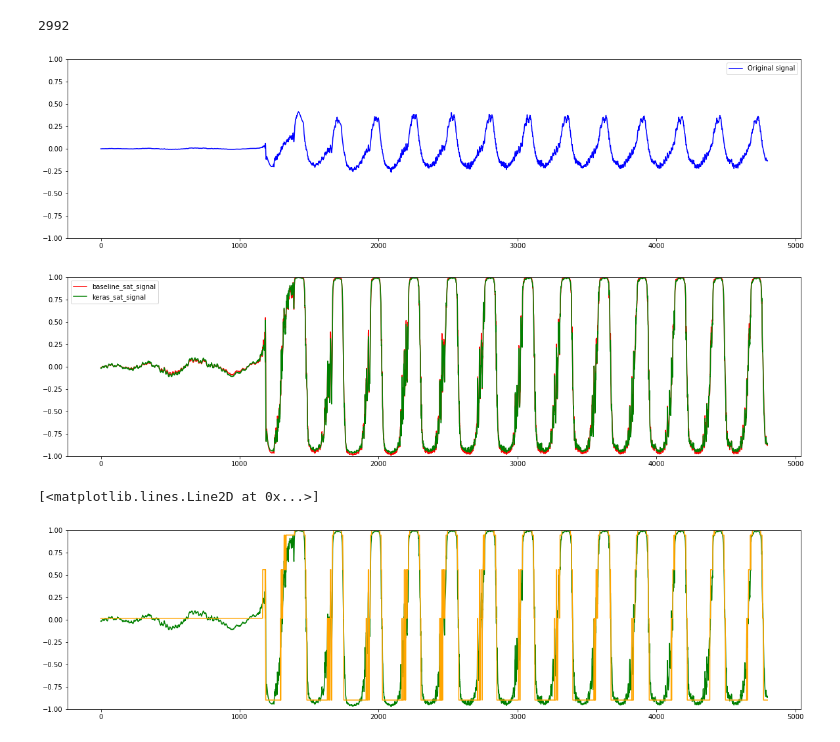
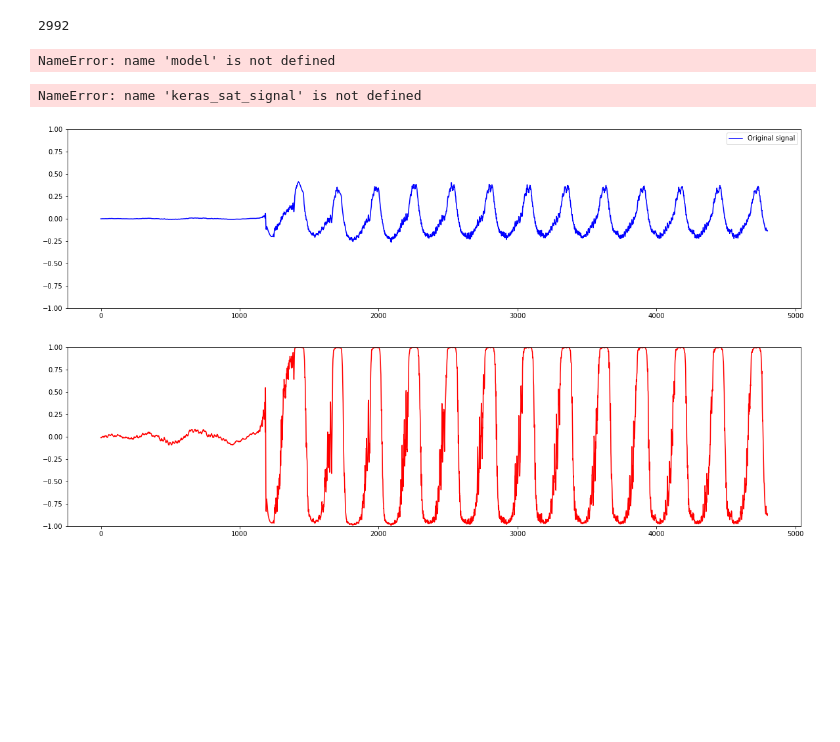
Before and after one commit to domenicostefani/elk-audio-AI-tutorial, a Jupyter notebook: TFlite-example/sample_data/tanh_saturation.ipynb, the cells around one changed output. Saved outputs shown, nothing was run; the diff lists cells and outputs as text; code cells hidden in the pictures; blank space fills up the shorter version.

```diff
--- a/TFlite-example/sample_data/tanh_saturation.ipynb
+++ b/TFlite-example/sample_data/tanh_saturation.ipynb
@@ -177,18 +179,11 @@ coreClock: 1.485GHz coreCount: 16 deviceMemorySize: 3.82GiB deviceMemoryBandwidt
 2023-07-19 12:58:56.346503: W tensorflow/compiler/mlir/lite/python/tf_tfl_flatbuffer_helpers.cc:319] Ignored drop_control_dependency.
 2992
 # %%
-
-
-# signal, sr = librosa.load('/home/cimil-01/Recordings/1-Edited/DavideRosestolato-full_length-edited_mono/acoustic_guitar_pitched_allstring4_halftonebending_f_DavRos_20200822.wav', sr=48000)
-
-#@ Load file with soundfile instead of librosa
-# import soundfile as sf
-
 try:
     test = signal[:]
 except NameError:
     print("importing signal from file")
-    signal, sr = sf.read('/home/cimil-01/Recordings/1-Edited/DavideRosestolato-full_length-edited_mono/acoustic_guitar_pitched_allstring4_halftonebending_f_DavRos_20200822.wav')
+    signal, sr = sf.read('./test.wav')
 
 # # Save audio as "clean.wav"
 # sf.write('clean.wav', signal, sr)
@@ -222,39 +217,37 @@ for x in baseline_sat_signal:
 
     output_data = interpreter.get_tensor(output_details[0]['index'])
     keras_sat_signal_quant.append(output_data[0][0])
+# %% [output]
+NameError: name 'model' is not defined
 # %%
 import matplotlib.pyplot as plt
 
-
-sigstart = int(1.2*sr)
-siglen = int(0.1*sr)
 # determine figure size
 fig = plt.figure(figsize=(20, 5))
 
 # plot signal with ylim -1 to 1
-plt.plot(signal[sigstart:sigstart+siglen], color='blue')
+plt.plot(signal[:], color='blue')
 plt.ylim(-1,1)
 plt.legend(['Original signal'])
 
-# plt.line(signal[sigstart:sigstart+siglen], color='blue')
+# plt.line(signal[:], color='blue')
 
 fig = plt.figure(figsize=(20, 5))
 plt.ylim(-1,1)
 
-plt.plot(baseline_sat_signal[sigstart:sigstart+siglen], color='red')
-plt.plot(keras_sat_signal[sigstart:sigstart+siglen], color='green')
+plt.plot(baseline_sat_signal[:], color='red')
+plt.plot(keras_sat_signal[:], color='green')
 plt.legend(['baseline_sat_signal', 'keras_sat_signal'])
 plt.show()
 
 
 fig = plt.figure(figsize=(20, 5))
 plt.ylim(-1,1)
 # keras_sat_signal_quant
 
-plt.plot(keras_sat_signal[sigstart:sigstart+siglen], color='green')
-plt.plot(keras_sat_signal_quant[sigstart:sigstart+siglen], color='orange')
+plt.plot(keras_sat_signal[:], color='green')
+plt.plot(keras_sat_signal_quant[:], color='orange')
 # %% [output]
+NameError: name 'keras_sat_signal' is not defined
 [figure]
-[figure, old version]
+[figure, new version]
-[<matplotlib.lines.Line2D at 0x...>]
-[figure, removed]
```
Also changed, not shown: parts of 1 cell of this notebook, 6 other files.
